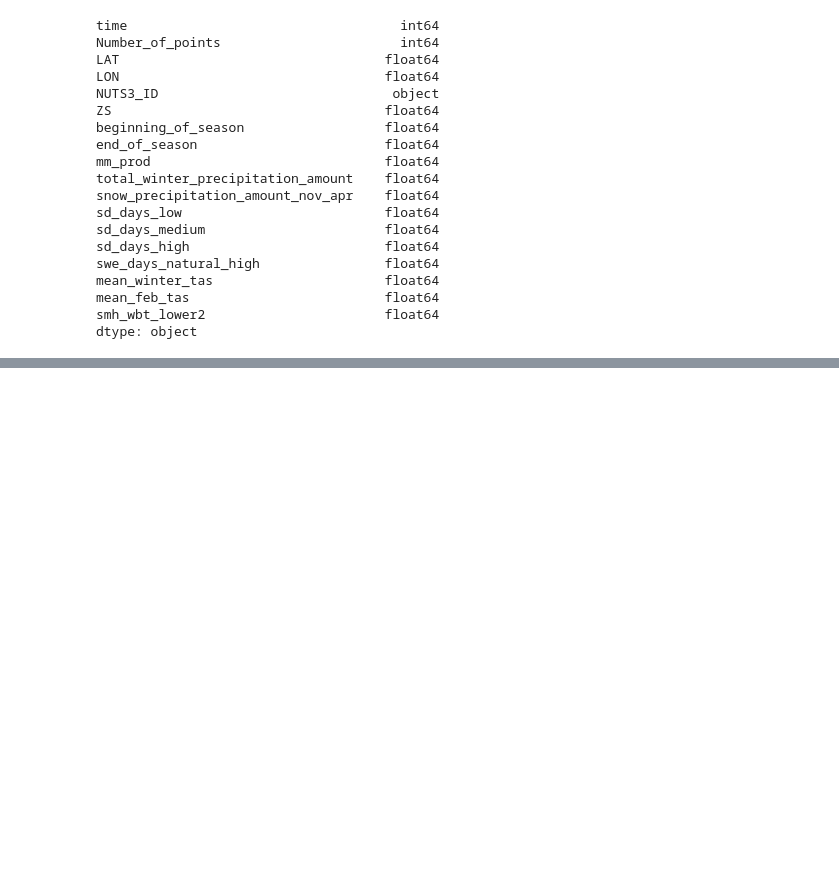
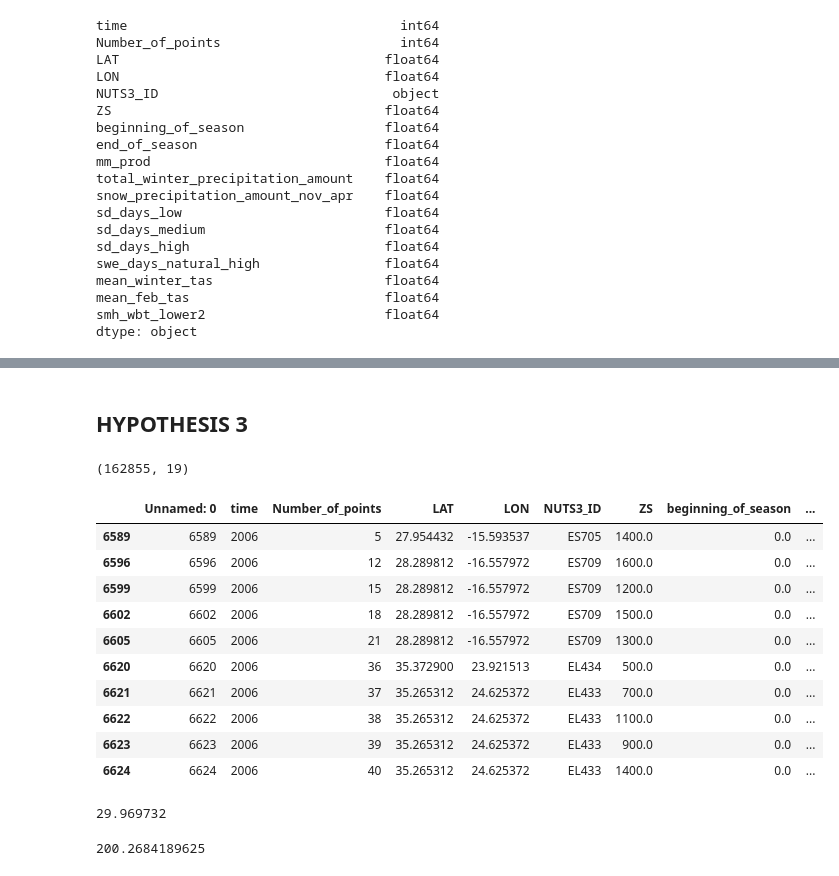
Before and after one commit to CyrielleMary/Mid-Project, a Jupyter notebook: Mid Project.ipynb, the cells around one changed output, grey strips where cells are left out. Saved outputs shown, nothing was run; the diff lists cells and outputs as text; code cells hidden in the pictures; blank space fills up the shorter version.

```diff
--- a/Mid Project.ipynb
+++ b/Mid Project.ipynb
@@ -633,0 +753,2 @@ dtype: object
+# %% [markdown]
+## HYPOTHESIS 3
@@ -633,0 +757,30 @@ dtype: object
+# %%
+df1 = data.drop(data[data['time']==2005].index)
+# %%
+df2 = df1.drop(df1[df1['snow_precipitation_amount_nov_apr']==0].index)
+# %%
+df2.shape
+# %% [output]
+(162855, 19)
+# %%
+df2.head(10)
+# %% [output]
+|  | Unnamed: 0 | time | Number_of_points | LAT | LON | NUTS3_ID | ZS | beginning_of_season | ... |
+| 6589 | 6589 | 2006 | 5 | 27.954432 | -15.593537 | ES705 | 1400.0 | 0.0 | ... |
+| 6596 | 6596 | 2006 | 12 | 28.289812 | -16.557972 | ES709 | 1600.0 | 0.0 | ... |
+| 6599 | 6599 | 2006 | 15 | 28.289812 | -16.557972 | ES709 | 1200.0 | 0.0 | ... |
+| 6602 | 6602 | 2006 | 18 | 28.289812 | -16.557972 | ES709 | 1500.0 | 0.0 | ... |
+| 6605 | 6605 | 2006 | 21 | 28.289812 | -16.557972 | ES709 | 1300.0 | 0.0 | ... |
+| 6620 | 6620 | 2006 | 36 | 35.372900 | 23.921513 | EL434 | 500.0 | 0.0 | ... |
+| 6621 | 6621 | 2006 | 37 | 35.265312 | 24.625372 | EL433 | 700.0 | 0.0 | ... |
+| 6622 | 6622 | 2006 | 38 | 35.265312 | 24.625372 | EL433 | 1100.0 | 0.0 | ... |
+| 6623 | 6623 | 2006 | 39 | 35.265312 | 24.625372 | EL433 | 900.0 | 0.0 | ... |
+| 6624 | 6624 | 2006 | 40 | 35.265312 | 24.625372 | EL433 | 1400.0 | 0.0 | ... |
+# %%
+snowfall_wc_biathlon.snow_precipitation_amount_nov_apr.min()
+# %% [output]
+29.969732
+# %%
+snowfall_wc_biathlon.snow_precipitation_amount_nov_apr.mean()
+# %% [output]
+200.2684189625
```
Also changed, not shown: parts of 45 cells of this notebook.
